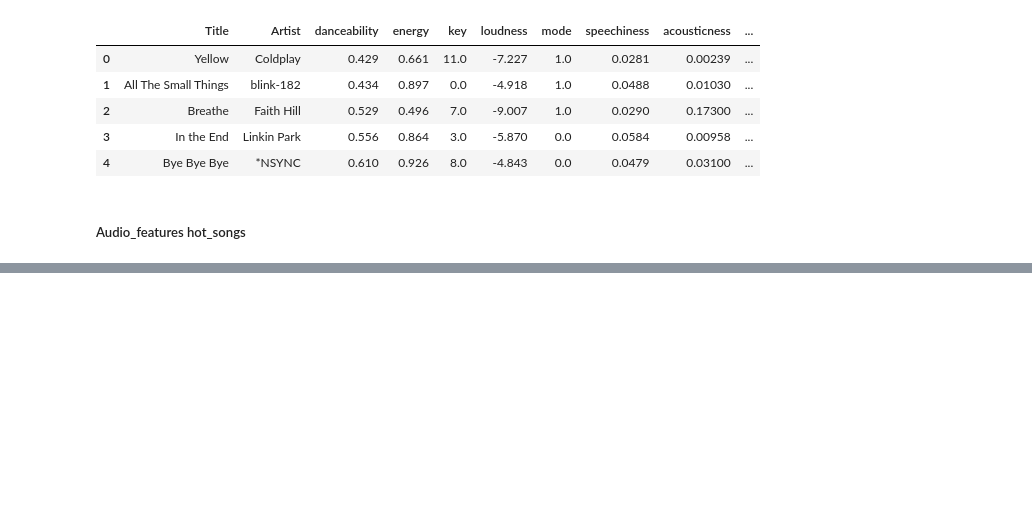
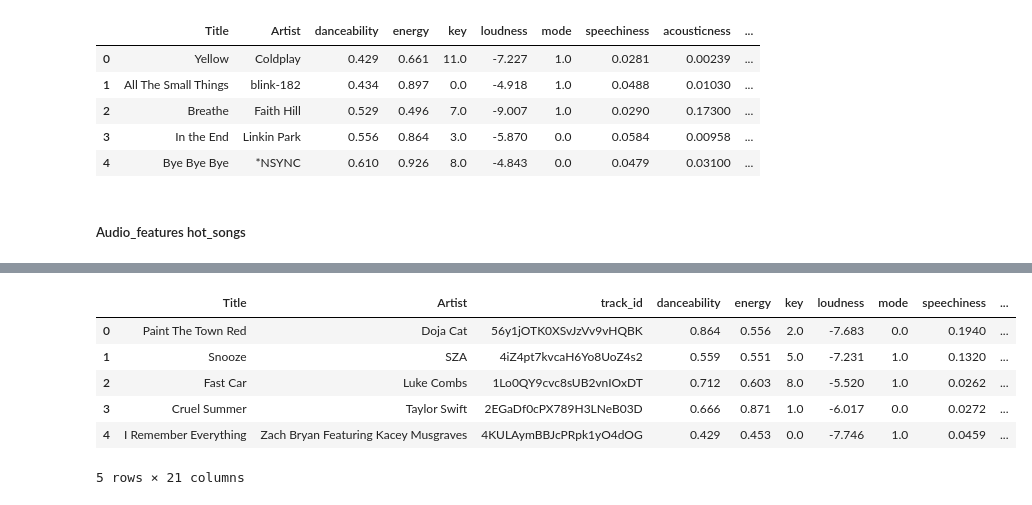
Before and after one commit to marina-lc16/lab-spotify-api, a Jupyter notebook: Lab_Extending_ internal_databases_with_audio_features-Final.ipynb, the cells around one changed output, grey strips where cells are left out. Saved outputs shown, nothing was run; the diff lists cells and outputs as text; code cells hidden in the pictures; blank space fills up the shorter version.

```diff
--- a/Lab_Extending_ internal_databases_with_audio_features-Final.ipynb
+++ b/Lab_Extending_ internal_databases_with_audio_features-Final.ipynb
@@ -290,5 +296,5 @@ not_hot_songs_features.to_csv('not_hot_songs_features.csv', index=False)
 # %%
-audio_features_hs = get_audio_features(hs_ids['track_id'])
+audio_features_hs = get_audio_features(hs_ids_drop['track_id'])
 # %% [output]
 Collecting audio features for Chunk: 0
 Collecting audio features for Chunk: 1
@@ -311,4 +316,15 @@ TypeError: expected string or bytes-like object, got 'float'
 # %%
-hot_songs_features = pd.concat([hot_songs, audio_features_hs], axis=1)
+# Concat hot_songs_ids + audio_features
+
+hot_songs_features = pd.concat([hs_ids_drop, audio_features_hs], axis=1)
+hot_songs_features.head()
+# %% [output]
+|  | Title | Artist | track_id | danceability | energy | key | loudness | mode | speechiness | ... |
+| 0 | Paint The Town Red | Doja Cat | 56y1jOTK0XSvJzVv9vHQBK | 0.864 | 0.556 | 2.0 | -7.683 | 0.0 | 0.1940 | ... |
+| 1 | Snooze | SZA | 4iZ4pt7kvcaH6Yo8UoZ4s2 | 0.559 | 0.551 | 5.0 | -7.231 | 1.0 | 0.1320 | ... |
+| 2 | Fast Car | Luke Combs | 1Lo0QY9cvc8sUB2vnIOxDT | 0.712 | 0.603 | 8.0 | -5.520 | 1.0 | 0.0262 | ... |
+| 3 | Cruel Summer | Taylor Swift | 2EGaDf0cPX789H3LNeB03D | 0.666 | 0.871 | 1.0 | -6.017 | 0.0 | 0.0272 | ... |
+| 4 | I Remember Everything | Zach Bryan Featuring Kacey Musgraves | 4KULAymBBJcPRpk1yO4dOG | 0.429 | 0.453 | 0.0 | -7.746 | 1.0 | 0.0459 | ... |
+5 rows × 21 columns
 # %%
 #Save the final dataframe hot_songs+ids+audio_features
```
Also changed, not shown: parts of 3 cells of this notebook, 2 other files.
